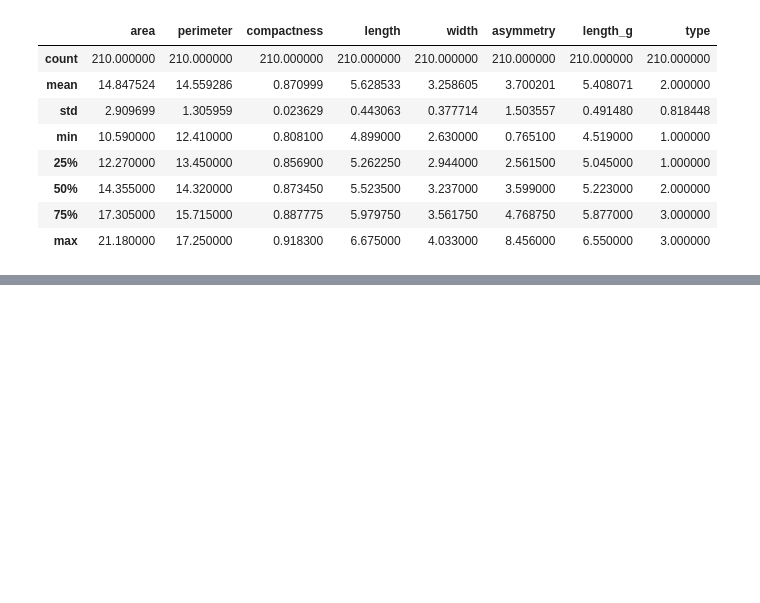
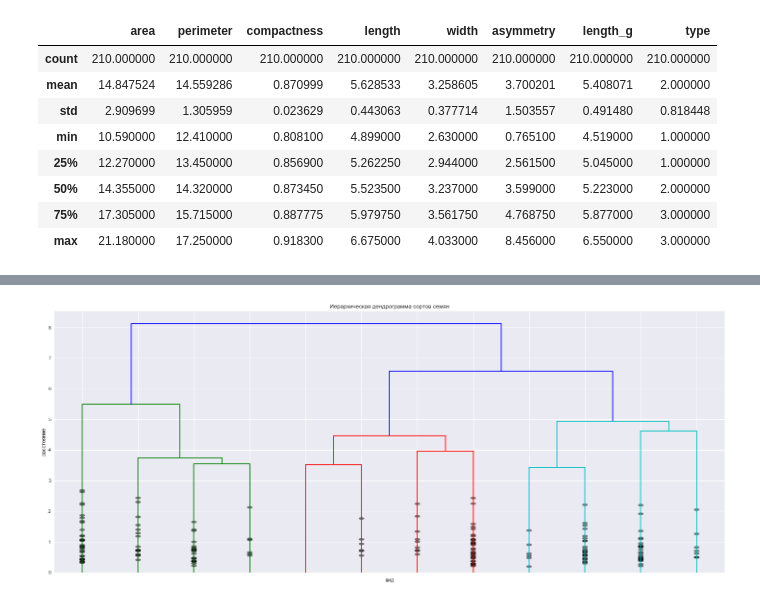
Before and after one commit to PereverzevVV/Data-clustering-algorithms, a Jupyter notebook: Семена.ipynb, the cells around one changed output, grey strips where cells are left out. Cells and saved outputs as stored; diff of their text form; code cells hidden in the pictures; blank space fills up the shorter version.

```diff
--- a/Семена.ipynb
+++ b/Семена.ipynb
@@ -89,0 +87,17 @@ Text(0.5, 1.0, 'Предсказания')
+# %%
+#Обучение
+distances = pdist(seeds_scaled, "euclidean")
+ie = linkage(seeds_scaled, method="complete")
+
+#Дендрограмма
+fig = plt.figure(figsize=(25, 10))
+plt.title("Иерархическая дендрограмма сортов семян")
+plt.xlabel("вид")
+plt.ylabel("расстояние")
+dn = dendrogram(ie,
+    truncate_mode="lastp",
+    p=12,
+    show_leaf_counts=False,
+    show_contracted=True)
+# %% [output]
+[figure, added]
```
Also changed, not shown: parts of 14 cells of this notebook, 7 other files.
